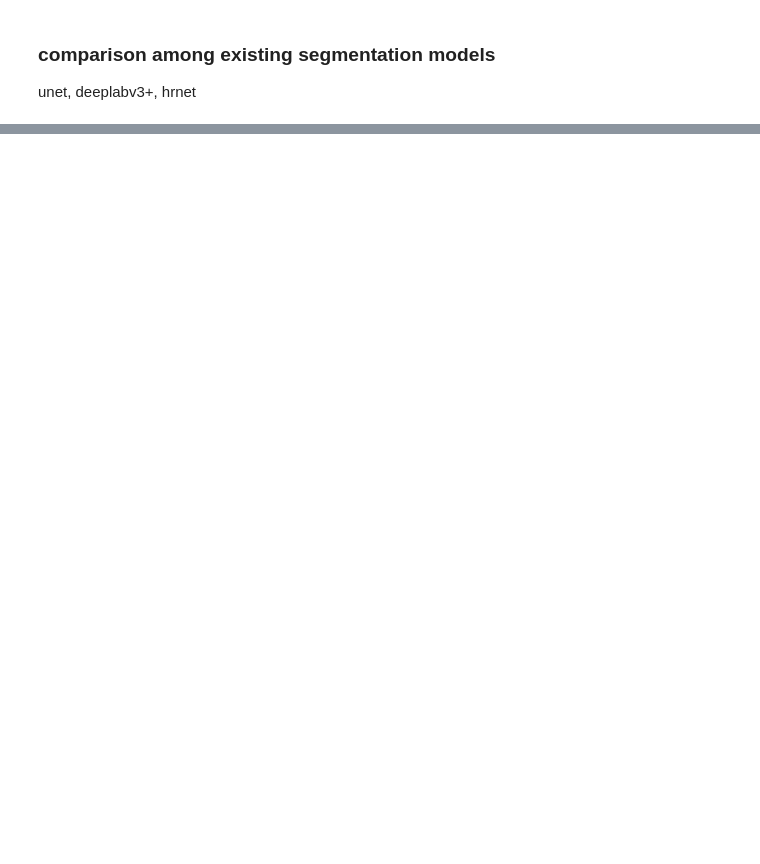
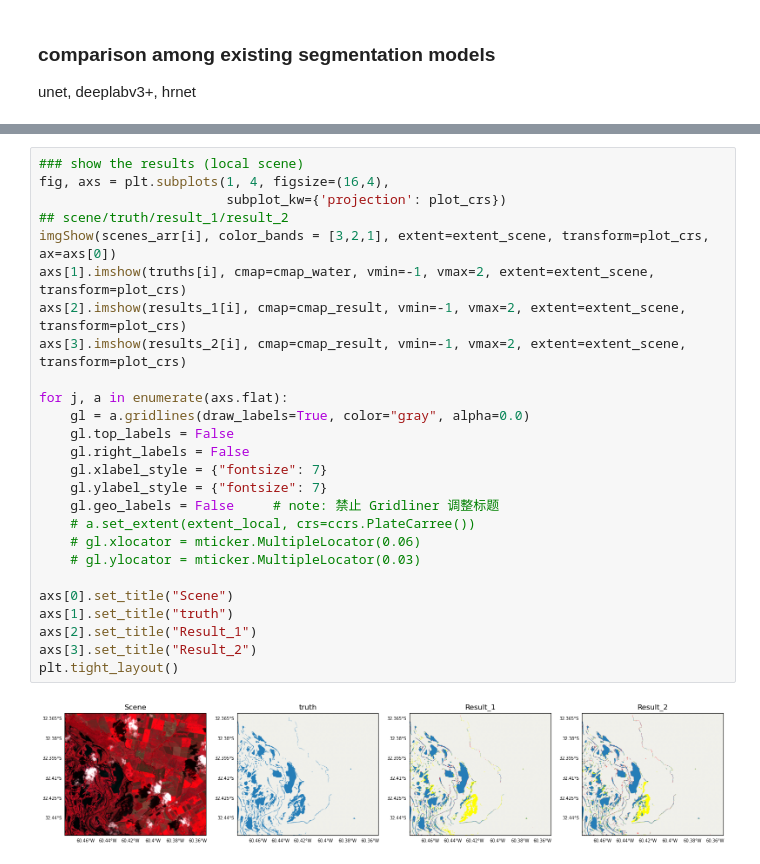
Before and after one commit to xinluo2018/WatNetv2, a Jupyter notebook: visual/2_result_check.ipynb, the cells around one changed output, grey strips where cells are left out. Cells and saved outputs as stored; diff of their text form; blank space fills up the shorter version.

```diff
--- a/visual/2_result_check.ipynb
+++ b/visual/2_result_check.ipynb
@@ -86,0 +144,28 @@ scene: S2A_L2A_20190716_N0213_R063_S2.tif,       miou: 0.8788
+# %%
+### show the results (local scene)
+fig, axs = plt.subplots(1, 4, figsize=(16,4),
+                        subplot_kw={'projection': plot_crs})
+## scene/truth/result_1/result_2
+imgShow(scenes_arr[i], color_bands = [3,2,1], extent=extent_scene, transform=plot_crs, ax=axs[0])
+axs[1].imshow(truths[i], cmap=cmap_water, vmin=-1, vmax=2, extent=extent_scene, transform=plot_crs)
+axs[2].imshow(results_1[i], cmap=cmap_result, vmin=-1, vmax=2, extent=extent_scene, transform=plot_crs)
+axs[3].imshow(results_2[i], cmap=cmap_result, vmin=-1, vmax=2, extent=extent_scene, transform=plot_crs)
+
+for j, a in enumerate(axs.flat):
+    gl = a.gridlines(draw_labels=True, color="gray", alpha=0.0)
+    gl.top_labels = False
+    gl.right_labels = False
+    gl.xlabel_style = {"fontsize": 7}
+    gl.ylabel_style = {"fontsize": 7}
+    gl.geo_labels = False     # note: 禁止 Gridliner 调整标题
+    # a.set_extent(extent_local, crs=ccrs.PlateCarree())
+    # gl.xlocator = mticker.MultipleLocator(0.06)
+    # gl.ylocator = mticker.MultipleLocator(0.03)
+
+axs[0].set_title("Scene")
+axs[1].set_title("truth")
+axs[2].set_title("Result_1")
+axs[3].set_title("Result_2")
+plt.tight_layout()
+# %% [output]
+[figure, added]
```
Also changed, not shown: parts of 8 cells of this notebook, 28 other files.
